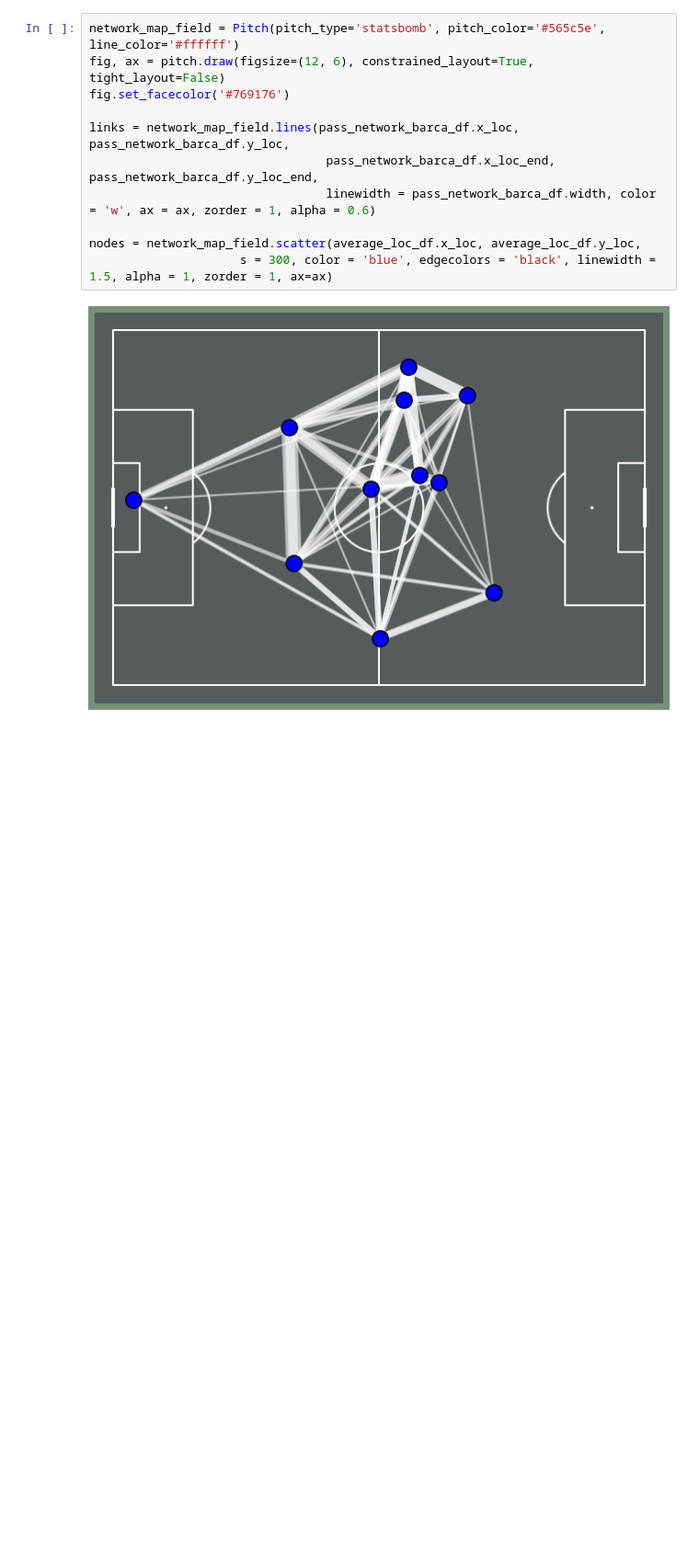
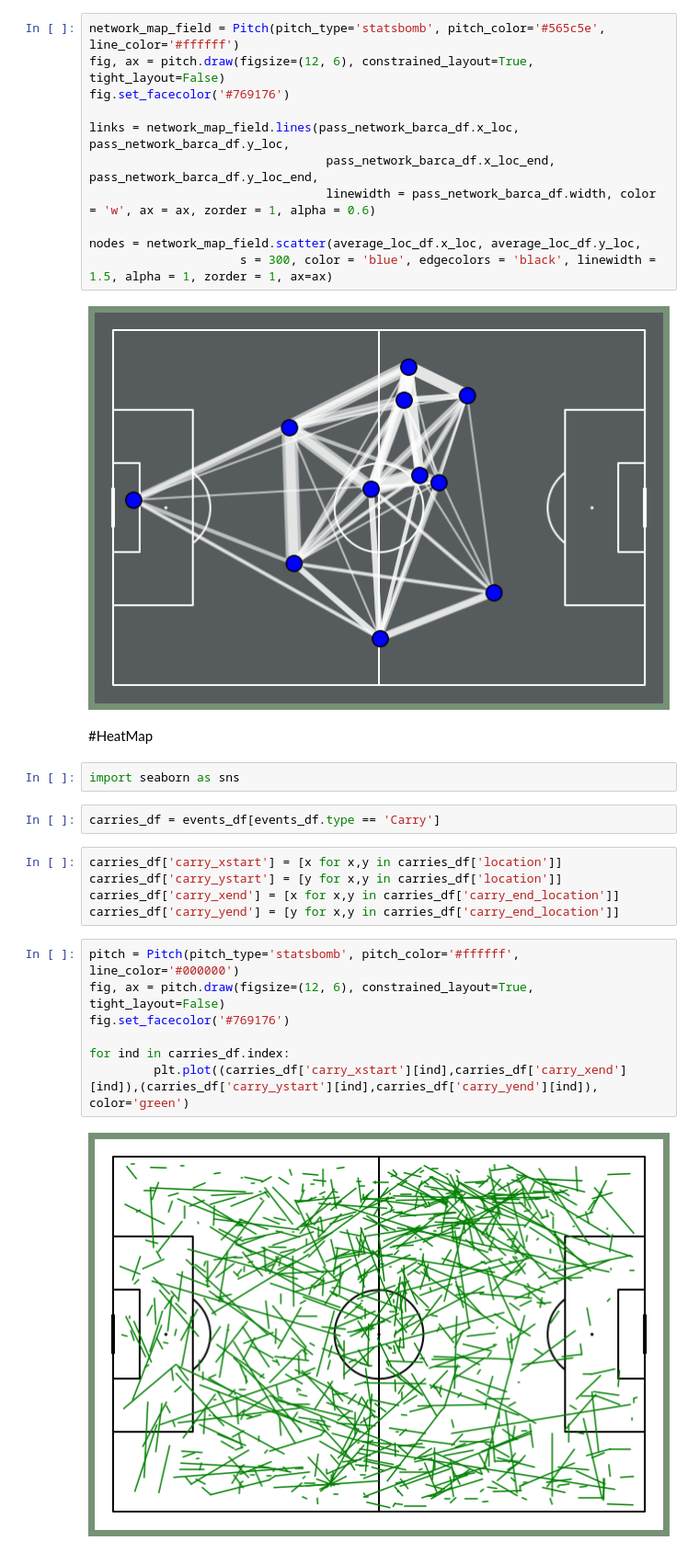
Before and after one commit to gianmarcozironelli/statsbomb_project, a Jupyter notebook: sb_project.ipynb, the cells around one changed output. Shown at 92% size. Saved outputs shown, nothing was run; the diff lists cells and outputs as text; blank space fills up the shorter version.

```diff
--- a/sb_project.ipynb
+++ b/sb_project.ipynb
@@ -555,3 +561,23 @@ nodes = network_map_field.scatter(average_loc_df.x_loc, average_loc_df.y_loc,
                      s = 300, color = 'blue', edgecolors = 'black', linewidth = 1.5, alpha = 1, zorder = 1, ax=ax)
 # %% [output]
 [figure]
+# %% [markdown]
+#HeatMap
+# %%
+import seaborn as sns
+# %%
+carries_df = events_df[events_df.type == 'Carry']
+# %%
+carries_df['carry_xstart'] = [x for x,y in carries_df['location']]
+carries_df['carry_ystart'] = [y for x,y in carries_df['location']]
+carries_df['carry_xend'] = [x for x,y in carries_df['carry_end_location']]
+carries_df['carry_yend'] = [y for x,y in carries_df['carry_end_location']]
+# %%
+pitch = Pitch(pitch_type='statsbomb', pitch_color='#ffffff', line_color='#000000')
+fig, ax = pitch.draw(figsize=(12, 6), constrained_layout=True, tight_layout=False)
+fig.set_facecolor('#769176')
+
+for ind in carries_df.index:
+         plt.plot((carries_df['carry_xstart'][ind],carries_df['carry_xend'][ind]),(carries_df['carry_ystart'][ind],carries_df['carry_yend'][ind]), color='green')
+# %% [output]
+[figure, added]
```
Also changed, not shown: parts of 9 cells of this notebook.
